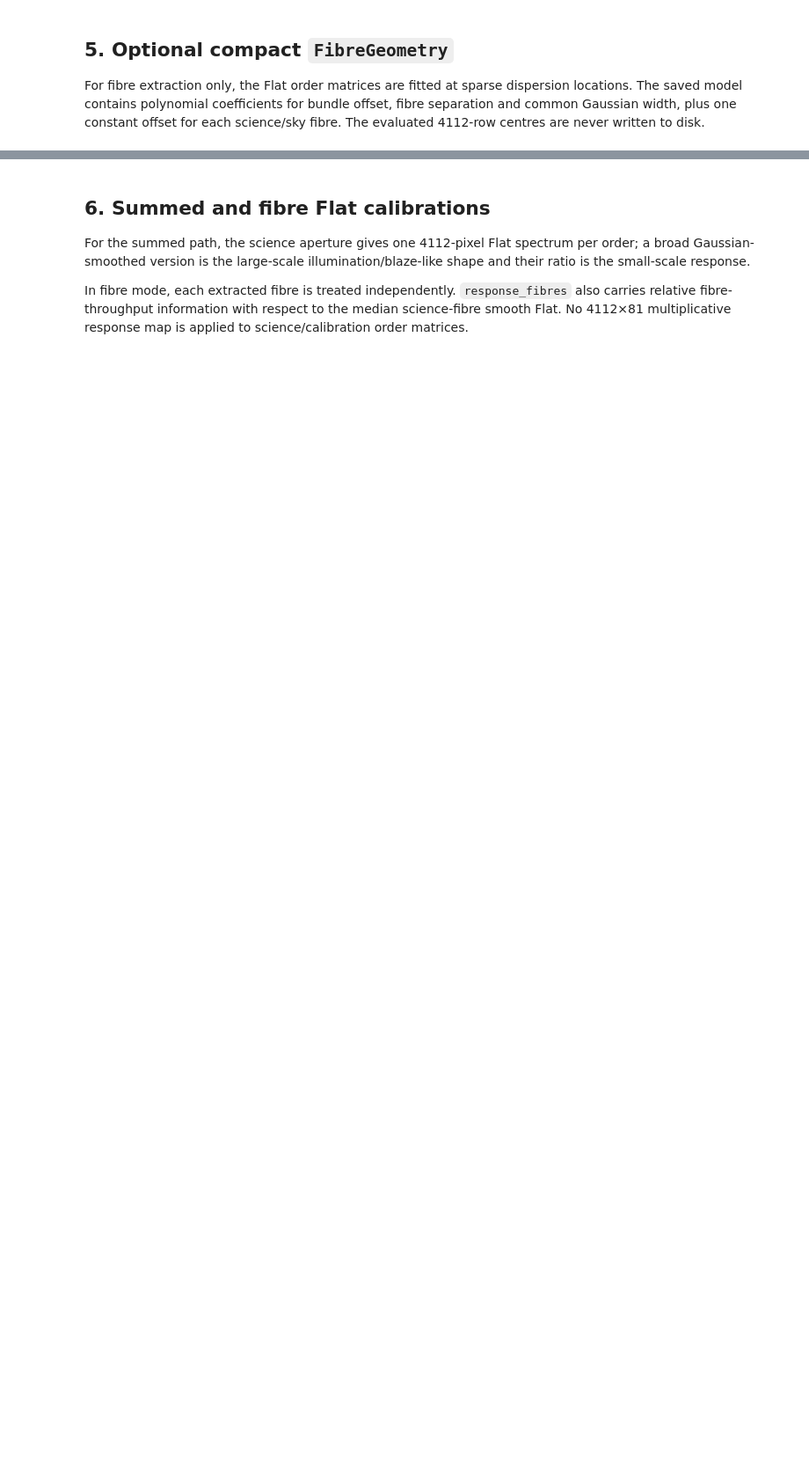
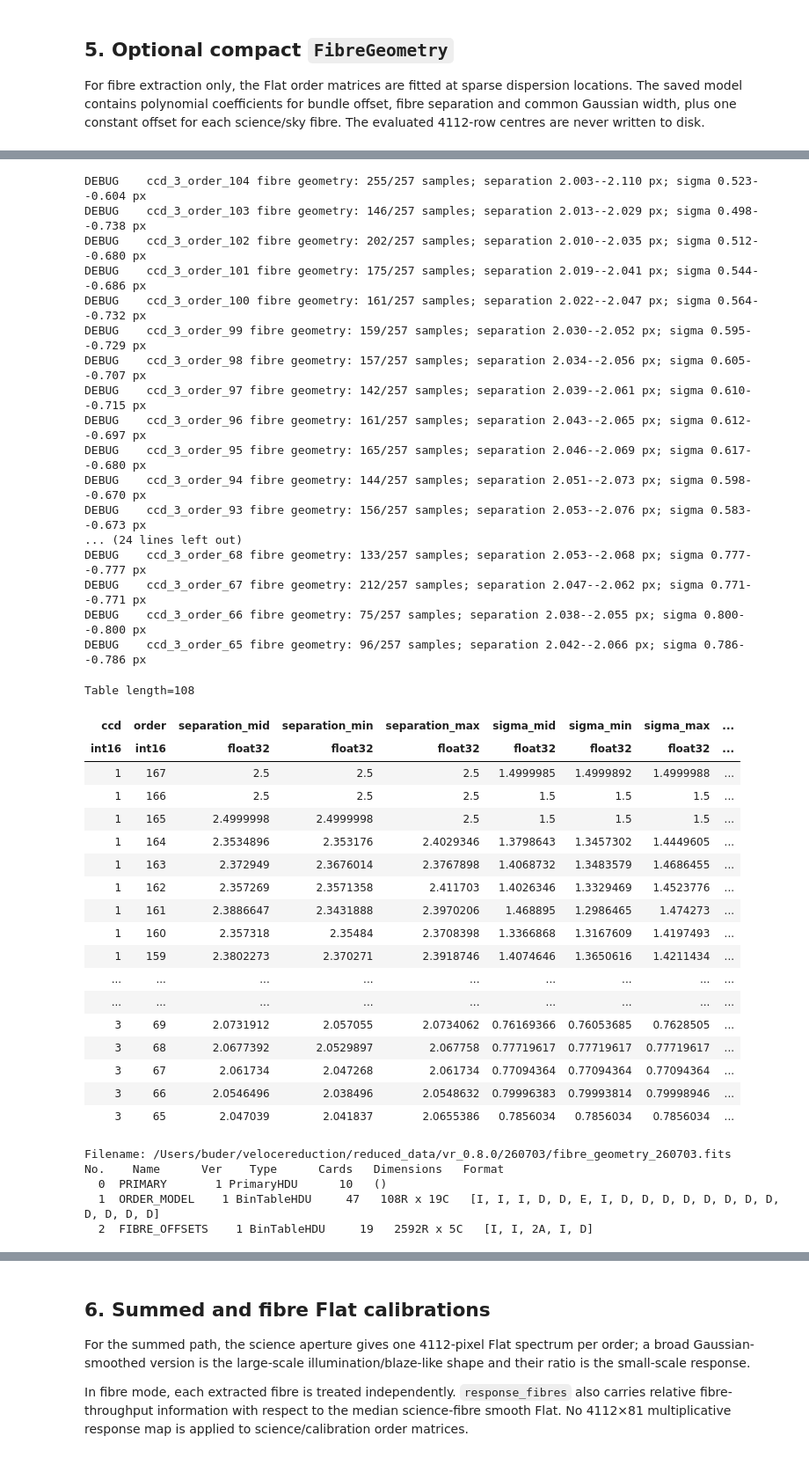
Before and after one commit to svenbuder/velocereduction, a Jupyter notebook: reduce_night.ipynb, the cells around one changed output, grey strips where cells are left out. Shown at 88% size. Drawn from its saved outputs; the diff is of its cells as text; code cells hidden in the pictures; blank space fills up the shorter version.

```diff
--- a/reduce_night.ipynb
+++ b/reduce_night.ipynb
@@ -73,7 +194,6 @@ print(paths.order_geometry)
 
 For fibre extraction only, the Flat order matrices are fitted at sparse dispersion locations. The saved model contains polynomial coefficients for bundle offset, fibre separation and common Gaussian width, plus one constant offset for each science/sky fibre. The evaluated 4112-row centres are never written to disk.
 # %%
-flat_order_matrices = flat.extract_flat_order_matrices(combined_flats, order_geometry)
 fibre_geometry = {}
 
 if config.extraction_mode == "fibre":
@@ -91,7 +211,4 @@ if config.extraction_mode == "fibre":
 
     summary = fibres.summarise_fibre_geometry(fibre_geometry)
     display(summary)
-    fits.info(paths.fibre_geometry)
-    with fits.open(paths.fibre_geometry) as hdul:
-        display(Table(hdul["ORDER_MODEL"].data)[:8])
-        display(Table(hdul["FIBRE_OFFSETS"].data)[:30])
+# %% [output]
@@ -97,0 +232,41 @@ if config.extraction_mode == "fibre":
+DEBUG    ccd_3_order_104 fibre geometry: 255/257 samples; separation 2.003--2.110 px; sigma 0.523--0.604 px
+DEBUG    ccd_3_order_103 fibre geometry: 146/257 samples; separation 2.013--2.029 px; sigma 0.498--0.738 px
+DEBUG    ccd_3_order_102 fibre geometry: 202/257 samples; separation 2.010--2.035 px; sigma 0.512--0.680 px
+DEBUG    ccd_3_order_101 fibre geometry: 175/257 samples; separation 2.019--2.041 px; sigma 0.544--0.686 px
+DEBUG    ccd_3_order_100 fibre geometry: 161/257 samples; separation 2.022--2.047 px; sigma 0.564--0.732 px
+DEBUG    ccd_3_order_99 fibre geometry: 159/257 samples; separation 2.030--2.052 px; sigma 0.595--0.729 px
+DEBUG    ccd_3_order_98 fibre geometry: 157/257 samples; separation 2.034--2.056 px; sigma 0.605--0.707 px
+DEBUG    ccd_3_order_97 fibre geometry: 142/257 samples; separation 2.039--2.061 px; sigma 0.610--0.715 px
+DEBUG    ccd_3_order_96 fibre geometry: 161/257 samples; separation 2.043--2.065 px; sigma 0.612--0.697 px
+DEBUG    ccd_3_order_95 fibre geometry: 165/257 samples; separation 2.046--2.069 px; sigma 0.617--0.680 px
+DEBUG    ccd_3_order_94 fibre geometry: 144/257 samples; separation 2.051--2.073 px; sigma 0.598--0.670 px
+DEBUG    ccd_3_order_93 fibre geometry: 156/257 samples; separation 2.053--2.076 px; sigma 0.583--0.673 px
+... (24 lines left out)
+DEBUG    ccd_3_order_68 fibre geometry: 133/257 samples; separation 2.053--2.068 px; sigma 0.777--0.777 px
+DEBUG    ccd_3_order_67 fibre geometry: 212/257 samples; separation 2.047--2.062 px; sigma 0.771--0.771 px
+DEBUG    ccd_3_order_66 fibre geometry: 75/257 samples; separation 2.038--2.055 px; sigma 0.800--0.800 px
+DEBUG    ccd_3_order_65 fibre geometry: 96/257 samples; separation 2.042--2.066 px; sigma 0.786--0.786 px
+Table length=108
+| ccd | order | separation_mid | separation_min | separation_max | sigma_mid | sigma_min | sigma_max | ... |
+| int16 | int16 | float32 | float32 | float32 | float32 | float32 | float32 | ... |
+| 1 | 167 | 2.5 | 2.5 | 2.5 | 1.4999985 | 1.4999892 | 1.4999988 | ... |
+| 1 | 166 | 2.5 | 2.5 | 2.5 | 1.5 | 1.5 | 1.5 | ... |
+| 1 | 165 | 2.4999998 | 2.4999998 | 2.5 | 1.5 | 1.5 | 1.5 | ... |
+| 1 | 164 | 2.3534896 | 2.353176 | 2.4029346 | 1.3798643 | 1.3457302 | 1.4449605 | ... |
+| 1 | 163 | 2.372949 | 2.3676014 | 2.3767898 | 1.4068732 | 1.3483579 | 1.4686455 | ... |
+| 1 | 162 | 2.357269 | 2.3571358 | 2.411703 | 1.4026346 | 1.3329469 | 1.4523776 | ... |
+| 1 | 161 | 2.3886647 | 2.3431888 | 2.3970206 | 1.468895 | 1.2986465 | 1.474273 | ... |
+| 1 | 160 | 2.357318 | 2.35484 | 2.3708398 | 1.3366868 | 1.3167609 | 1.4197493 | ... |
+| 1 | 159 | 2.3802273 | 2.370271 | 2.3918746 | 1.4074646 | 1.3650616 | 1.4211434 | ... |
+| ... | ... | ... | ... | ... | ... | ... | ... | ... |
+| ... | ... | ... | ... | ... | ... | ... | ... | ... |
+| 3 | 69 | 2.0731912 | 2.057055 | 2.0734062 | 0.76169366 | 0.76053685 | 0.7628505 | ... |
+| 3 | 68 | 2.0677392 | 2.0529897 | 2.067758 | 0.77719617 | 0.77719617 | 0.77719617 | ... |
+| 3 | 67 | 2.061734 | 2.047268 | 2.061734 | 0.77094364 | 0.77094364 | 0.77094364 | ... |
+| 3 | 66 | 2.0546496 | 2.038496 | 2.0548632 | 0.79996383 | 0.79993814 | 0.79998946 | ... |
+| 3 | 65 | 2.047039 | 2.041837 | 2.0655386 | 0.7856034 | 0.7856034 | 0.7856034 | ... |
+Filename: /Users/buder/velocereduction/reduced_data/vr_0.8.0/260703/fibre_geometry_260703.fits
+No.    Name      Ver    Type      Cards   Dimensions   Format
+  0  PRIMARY       1 PrimaryHDU      10   ()
+  1  ORDER_MODEL    1 BinTableHDU     47   108R x 19C   [I, I, I, D, D, E, I, D, D, D, D, D, D, D, D, D, D, D, D]
+  2  FIBRE_OFFSETS    1 BinTableHDU     19   2592R x 5C   [I, I, 2A, I, D]
```
Also changed, not shown: parts of 12 cells of this notebook, 3 other files.
